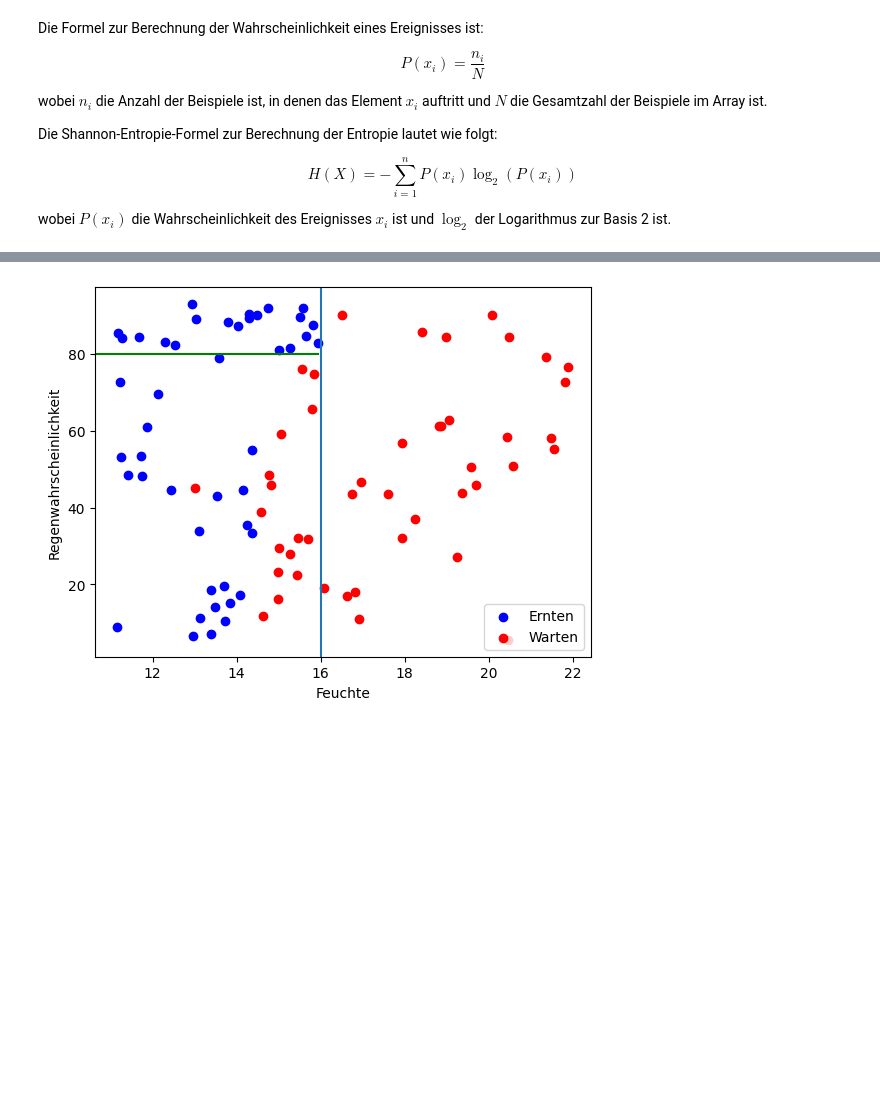
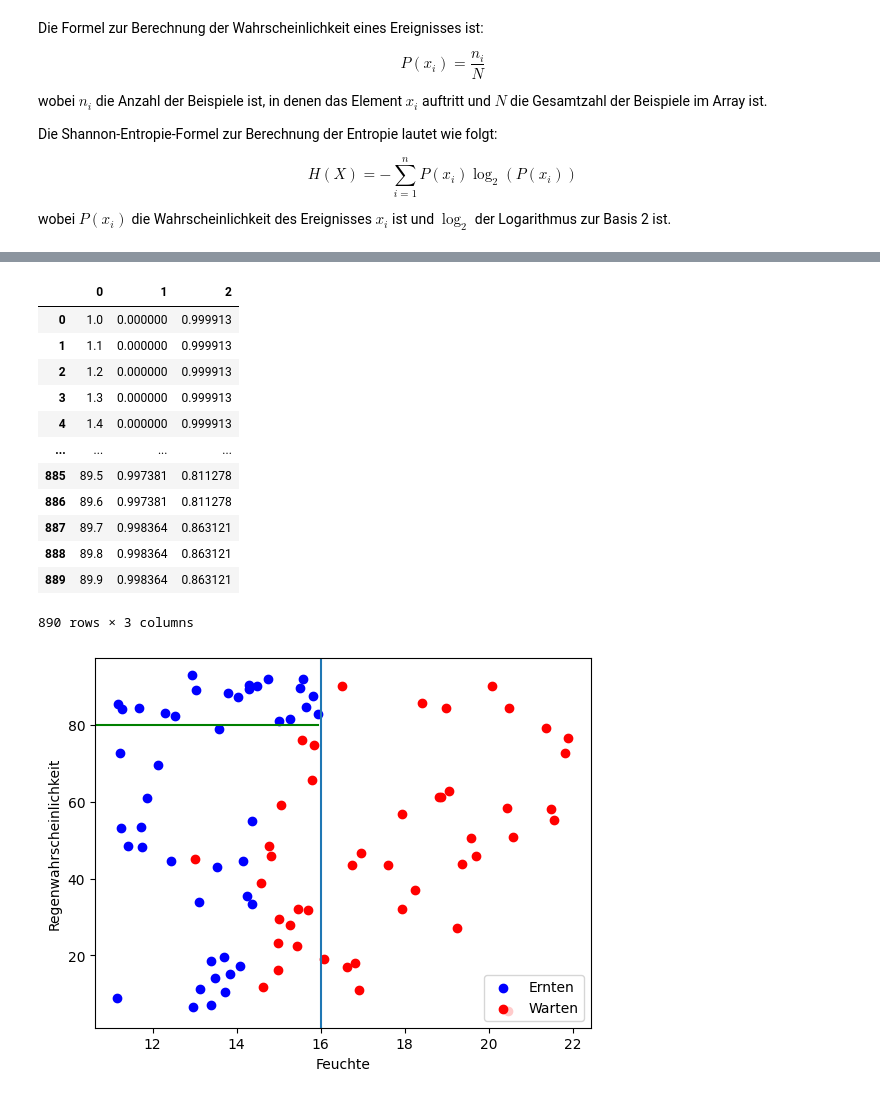
Before and after one commit to jtuttas/datenanalyse, a Jupyter notebook: EntscheidungsBaum.ipynb, the cells around one changed output, grey strips where cells are left out. Saved outputs shown, nothing was run; the diff lists cells and outputs as text; code cells hidden in the pictures; blank space fills up the shorter version.

```diff
--- a/EntscheidungsBaum.ipynb
+++ b/EntscheidungsBaum.ipynb
@@ -155,4 +155,32 @@ df
 110 rows × 3 columns
+# %%
+dat2= []
+for i in range(10,900):
+    m1 = data[data['Regenwahrscheinlichkeit'] < i/10]
+    m2 = data[data['Regenwahrscheinlichkeit'] >= i/10]
+    e1=calcEntropie(m1)
+    e2=calcEntropie(m2)
+    #print("i="+str(i/10))
+    #print("e1="+str(e1))
+    #print("e2="+str(e2))
+    dat2.append([i/10,e1,e2])
+
+df2=pd.DataFrame(dat2)
+df2
+# %% [output]
+|  | 0 | 1 | 2 |
+| 0 | 1.0 | 0.000000 | 0.999913 |
+| 1 | 1.1 | 0.000000 | 0.999913 |
+| 2 | 1.2 | 0.000000 | 0.999913 |
+| 3 | 1.3 | 0.000000 | 0.999913 |
+| 4 | 1.4 | 0.000000 | 0.999913 |
+| ... | ... | ... | ... |
+| 885 | 89.5 | 0.997381 | 0.811278 |
+| 886 | 89.6 | 0.997381 | 0.811278 |
+| 887 | 89.7 | 0.998364 | 0.863121 |
+| 888 | 89.8 | 0.998364 | 0.863121 |
+| 889 | 89.9 | 0.998364 | 0.863121 |
+890 rows × 3 columns
 # %%
 
 
```
Also changed, not shown: parts of 4 cells of this notebook, 9 other files.
